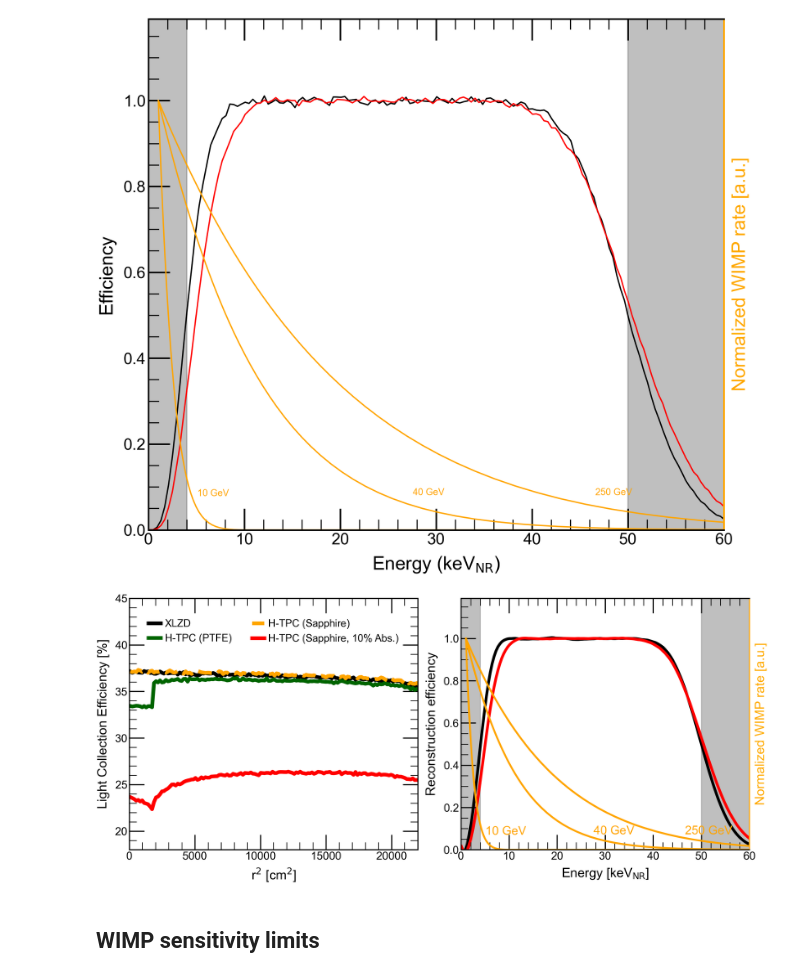
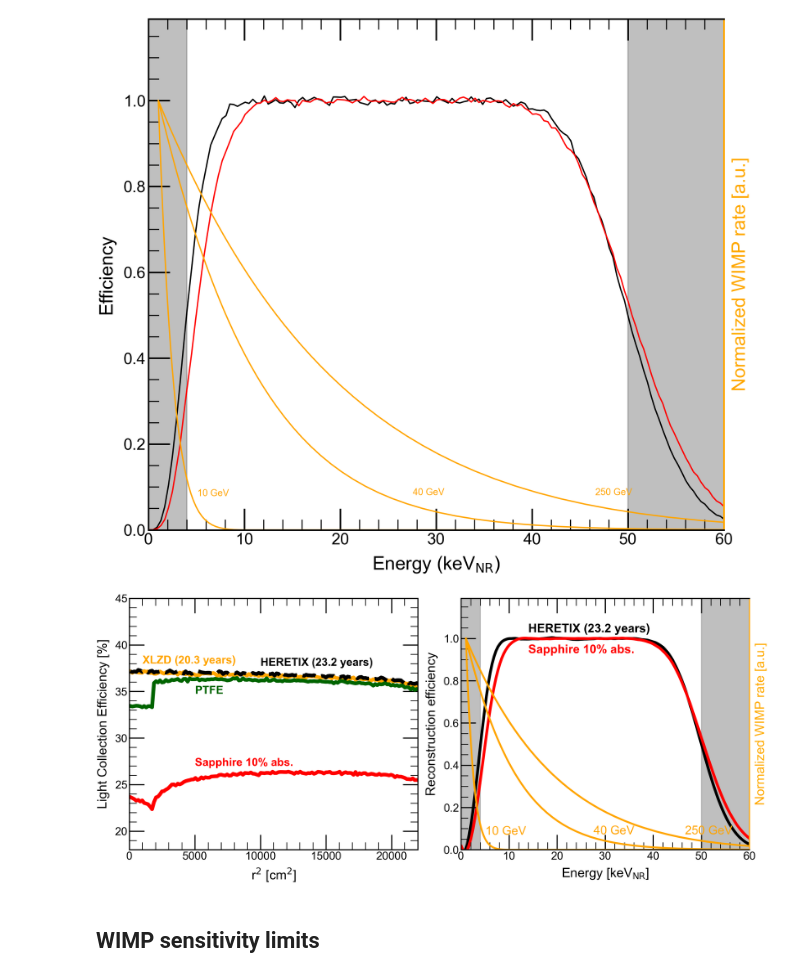
Before and after one commit to jpienaar13/HermeticTPC, a Jupyter notebook: common_plots/plotter.ipynb, the cells around one changed output. Cells and saved outputs as stored; diff of their text form; code cells hidden in the pictures.

Commit message:
Change labels

```diff
--- a/common_plots/plotter.ipynb
+++ b/common_plots/plotter.ipynb
@@ -442,16 +442,16 @@ valueLCEarray1dradSaph_smooth = savgol_filter(valueLCEarray1dradSaph, wl, order)
 valueLCEarray1dradSaph10_smooth = savgol_filter(valueLCEarray1dradSaph10, wl, order)
 valueLCEarray1dradPTFE_smooth = savgol_filter(valueLCEarray1dradPTFE, wl, order)
 
-ax0.plot(LCEbinsradcenter/100,valueLCEarray1drad, linewidth=4, color='black', ls='-', label="XLZD")
+ax0.plot(LCEbinsradcenter/100,valueLCEarray1drad, linewidth=4, color='orange', ls='-', label="XLZD")
 ax0.plot(LCEbinsradcenter/100,valueLCEarray1dradPTFE, linewidth=4, color='darkgreen', label="H-TPC (PTFE)")
-ax0.plot(LCEbinsradcenter/100,valueLCEarray1dradSaph, linewidth=4, color='orange', ls="--", label="H-TPC (Sapphire)")
+ax0.plot(LCEbinsradcenter/100,valueLCEarray1dradSaph, linewidth=4, color='black', ls="--", label="H-TPC (Sapphire)")
 ax0.plot(LCEbinsradcenter/100,valueLCEarray1dradSaph10, linewidth=4, color='red', label="H-TPC (Sapphire, 10% Abs.)")
 
 ax0.set_xlabel(r"r$^2$ [cm$^2$]")
 ax0.set_ylabel("Light Collection Efficiency [%]")
 ax0.set_xlim(0,22000)
 ax0.set_ylim(18,45)
-ax0.legend(prop={'size': 11},loc="upper center", bbox_to_anchor=(0.5, 0.95), ncol=2)
+#ax0.legend(prop={'size': 11},loc="upper center", bbox_to_anchor=(0.5, 0.95), ncol=2)
 
 ax1 = plt.gca()
 # smooth the efficiency curves for better visualization
@@ -464,34 +464,42 @@ ax1.set_ylim(0, 1.19)
 
 # Create a second y-axis on the right for the WIMP spectra
 ax2 = ax1.twinx()
 ax2.spines["right"].set_color("orange")
 ax2.yaxis.label.set_color("orange")
 #ax2.tick_params(axis="y", colors="orange")
 ax2.set_yticklabels([])
 ax2.set_yticks([])
 ax2.set_ylabel("Normalized WIMP rate [a.u.]", color="orange")
 ax2.set_ylim(0, 1.19)
 
 mws = [10, 40, 250]
 # Put WIMP spectra on the right axis
 for mw in mws:
     x,y = hdf[f"WIMP_rate_{mw}GeV"][:]
     ax2.plot(x, y, "-", color="orange", lw=2, zorder=0)
     # find energy where rate goes below 0.1
     idx = np.where(y < 0.1)[0][0]
     ax2.text(x[idx]*1.15, y[idx], f"{mw} GeV", color="orange", va="center", ha="left", fontsize=13)
 
 ax1.set_xlim(0, 60)
 ax1.set_xlabel("Energy [keV$_{\mathrm{NR}}$]")
 
 ax1.axvspan(0, energy_05_low, color="gray", alpha=0.5, zorder=0)
 ax1.axvspan(energy_05_high, 60, color="gray", alpha=0.5, zorder=0)
 
+ax0.text(1000, 38, "XLZD (20.3 years)", fontsize=12, fontweight="bold", color="orange")
+ax0.text(10000, 37.75, "HERETIX (23.2 years)", fontsize=12, fontweight="bold", color="black")
+ax0.text(5000, 34.75, "PTFE", fontsize=12, fontweight="bold", color="darkgreen")
+ax0.text(5000, 27, "Sapphire 10% abs.", fontsize=12, fontweight="bold", color="red")
+
+ax1.text(14, 1.03, "HERETIX (23.2 years)", fontsize=13, fontweight="bold", color="black")
+ax1.text(14, 0.93, "Sapphire 10% abs.", fontsize=13, fontweight="bold", color="red")
+
 plt.tight_layout()
 plt.savefig("efficiency_lce_nr.png", bbox_inches="tight", dpi=300)
 plt.show()
 # %% [output]
-[figure, old version]
+[figure, new version]
 # %% [markdown]
 ## WIMP sensitivity limits
 # %%
```
Also changed, not shown: parts of 1 cell of this notebook, 1 other file.
